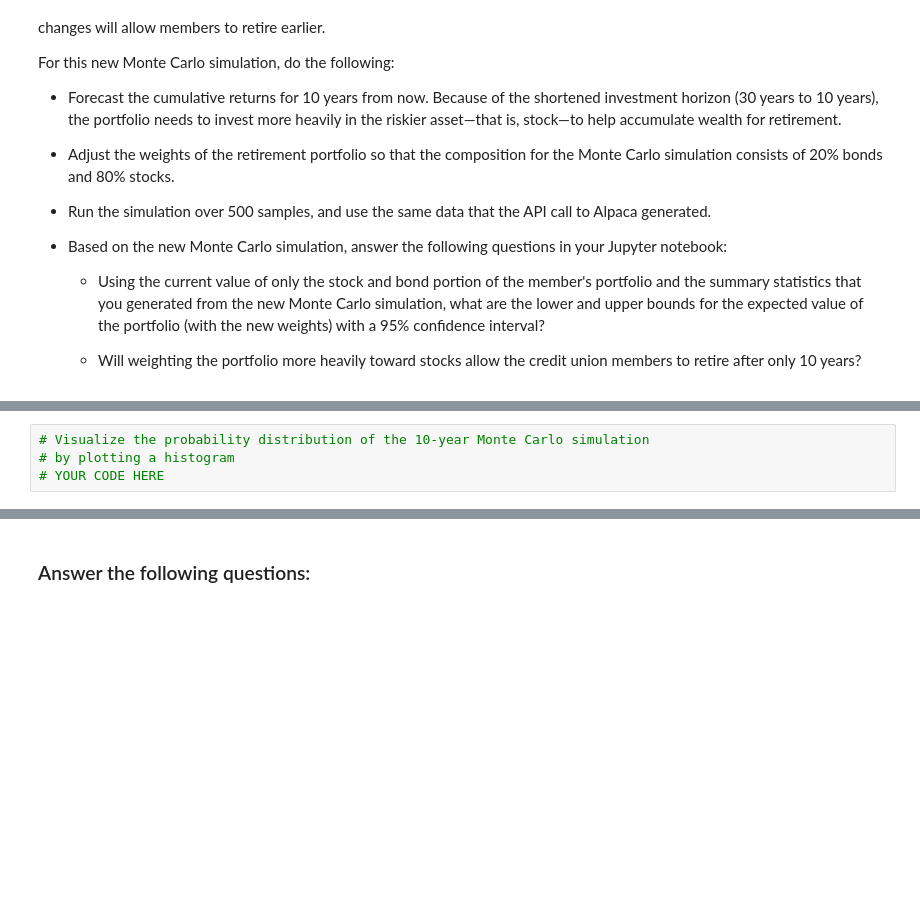
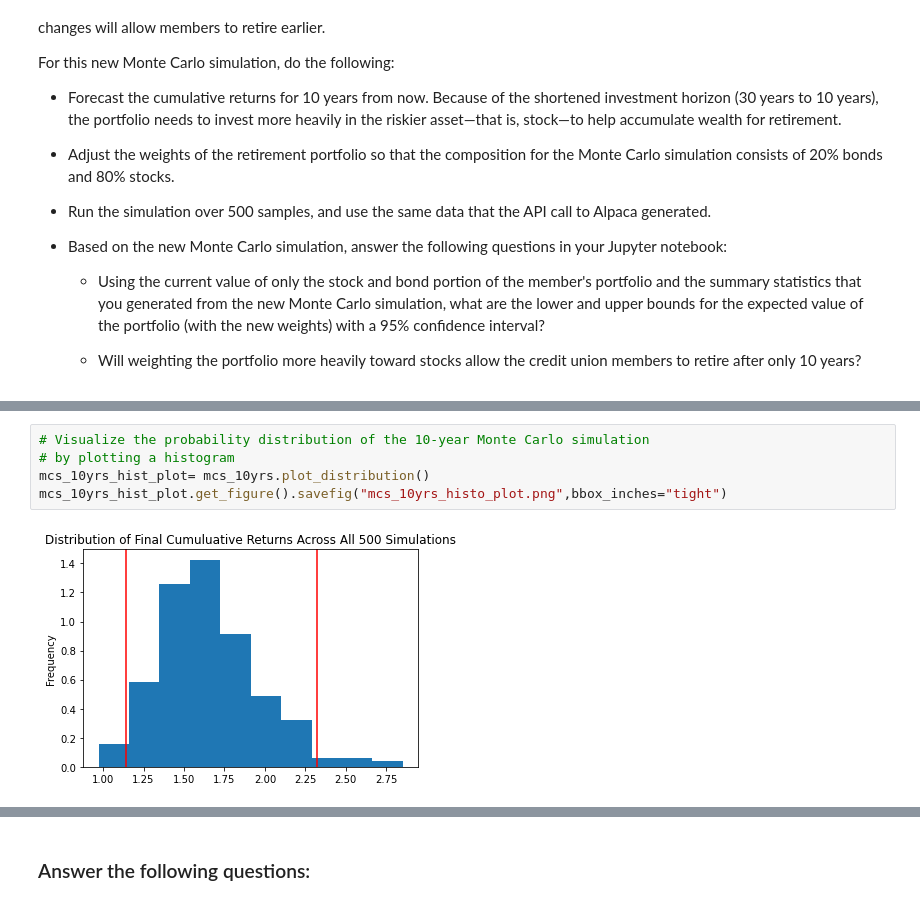
Before and after one commit to dtbyun/Mod5Challenge, a Jupyter notebook: m5challenge/financial_planning_tools.ipynb, the cells around one changed output, grey strips where cells are left out. Saved outputs shown, nothing was run; the diff lists cells and outputs as text; blank space fills up the shorter version.

```diff
--- a/m5challenge/financial_planning_tools.ipynb
+++ b/m5challenge/financial_planning_tools.ipynb
@@ -533,7 +687,10 @@ For this new Monte Carlo simulation, do the following:
 # %%
 # Visualize the probability distribution of the 10-year Monte Carlo simulation
 # by plotting a histogram
-# YOUR CODE HERE
+mcs_10yrs_hist_plot= mcs_10yrs.plot_distribution()
+mcs_10yrs_hist_plot.get_figure().savefig("mcs_10yrs_histo_plot.png",bbox_inches="tight")
+# %% [output]
+[figure, added]
 # %%
 # Generate summary statistics from the 10-year Monte Carlo simulation results
 # Save the results as a variable
```
Also changed, not shown: parts of 27 cells of this notebook, 6 other files.
